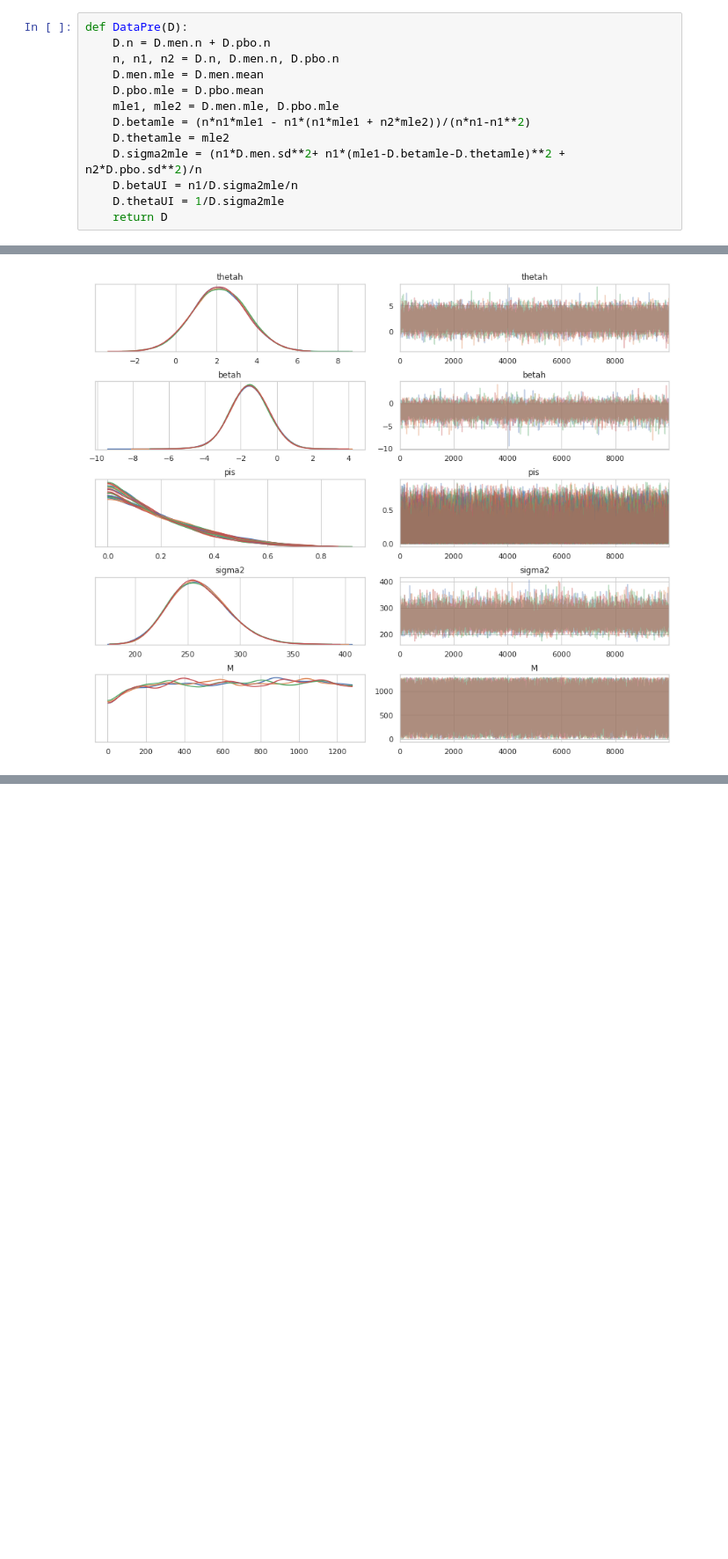
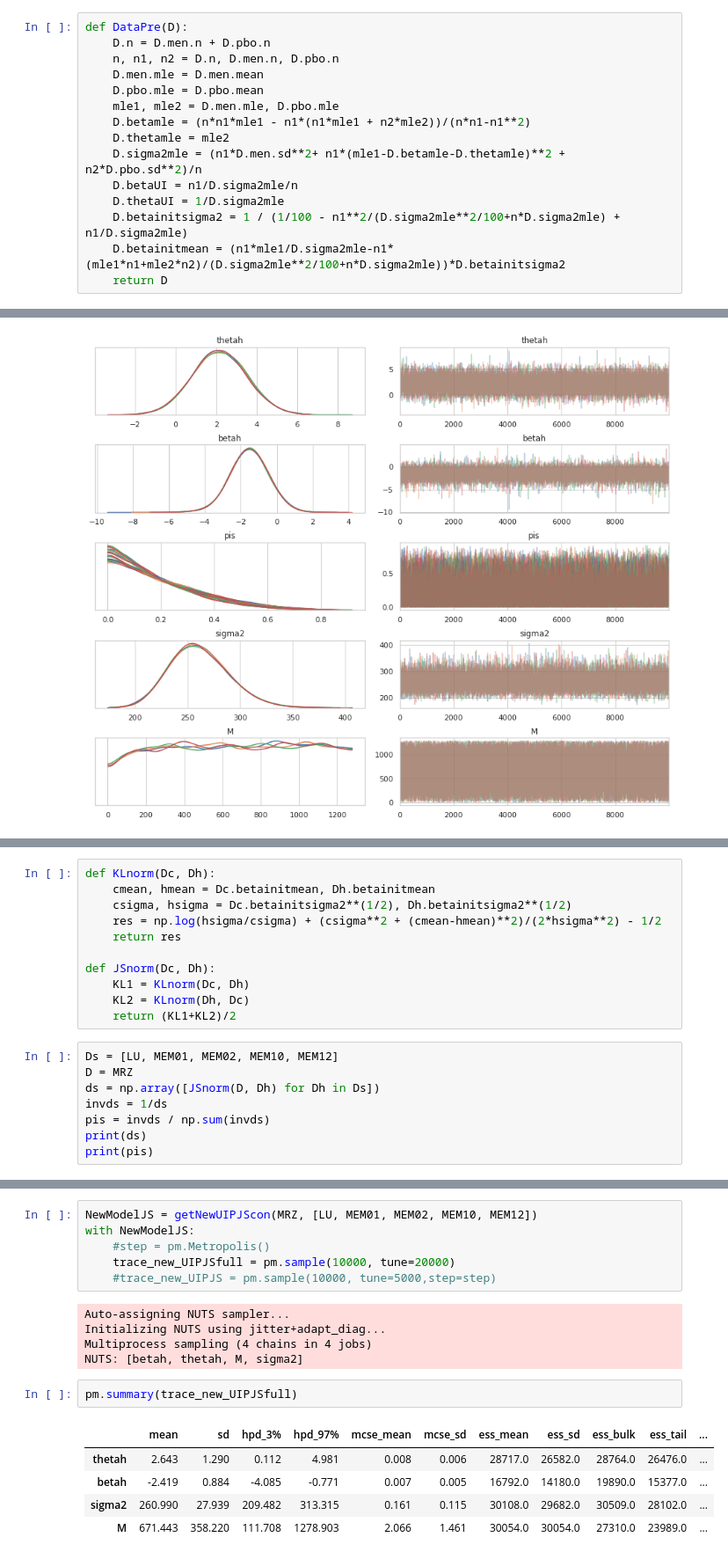
Before and after one commit to JINhuaqing/UIP, a Jupyter notebook: RealData/RealData_AD.ipynb, the cells around one changed output, grey strips where cells are left out. Shown: that part at 88% size. Drawn from its saved outputs; the diff is of its cells as text; blank space fills up the shorter version.

```diff
--- a/RealData/RealData_AD.ipynb
+++ b/RealData/RealData_AD.ipynb
@@ -108,6 +108,8 @@ def DataPre(D):
     D.sigma2mle = (n1*D.men.sd**2+ n1*(mle1-D.betamle-D.thetamle)**2 + n2*D.pbo.sd**2)/n
     D.betaUI = n1/D.sigma2mle/n
     D.thetaUI = 1/D.sigma2mle
+    D.betainitsigma2 = 1 / (1/100 - n1**2/(D.sigma2mle**2/100+n*D.sigma2mle) + n1/D.sigma2mle)
+    D.betainitmean = (n1*mle1/D.sigma2mle-n1*(mle1*n1+mle2*n2)/(D.sigma2mle**2/100+n*D.sigma2mle))*D.betainitsigma2
     return D
 # %%
 MEM01 = DataPre(MEM01)
@@ -386,0 +391,19 @@ array([[<matplotlib.axes._subplots.AxesSubplot object at 0x...>,
+# %%
+def KLnorm(Dc, Dh):
+    cmean, hmean = Dc.betainitmean, Dh.betainitmean
+    csigma, hsigma = Dc.betainitsigma2**(1/2), Dh.betainitsigma2**(1/2)
+    res = np.log(hsigma/csigma) + (csigma**2 + (cmean-hmean)**2)/(2*hsigma**2) - 1/2
+    return res
+
+def JSnorm(Dc, Dh):
+    KL1 = KLnorm(Dc, Dh)
+    KL2 = KLnorm(Dh, Dc)
+    return (KL1+KL2)/2
+# %%
+Ds = [LU, MEM01, MEM02, MEM10, MEM12]
+D = MRZ
+ds = np.array([JSnorm(D, Dh) for Dh in Ds])
+invds = 1/ds
+pis = invds / np.sum(invds)
+print(ds)
+print(pis)
@@ -386,0 +453,19 @@ array([[<matplotlib.axes._subplots.AxesSubplot object at 0x...>,
+# %%
+NewModelJS = getNewUIPJScon(MRZ, [LU, MEM01, MEM02, MEM10, MEM12])
+with NewModelJS:
+    #step = pm.Metropolis()
+    trace_new_UIPJSfull = pm.sample(10000, tune=20000)
+    #trace_new_UIPJS = pm.sample(10000, tune=5000,step=step)
+# %% [output]
+Auto-assigning NUTS sampler...
+Initializing NUTS using jitter+adapt_diag...
+Multiprocess sampling (4 chains in 4 jobs)
+NUTS: [betah, thetah, M, sigma2]
+# %%
+pm.summary(trace_new_UIPJSfull)
+# %% [output]
+|  | mean | sd | hpd_3% | hpd_97% | mcse_mean | mcse_sd | ess_mean | ess_sd | ess_bulk | ess_tail | ... |
+| thetah | 2.643 | 1.290 | 0.112 | 4.981 | 0.008 | 0.006 | 28717.0 | 26582.0 | 28764.0 | 26476.0 | ... |
+| betah | -2.419 | 0.884 | -4.085 | -0.771 | 0.007 | 0.005 | 16792.0 | 14180.0 | 19890.0 | 15377.0 | ... |
+| sigma2 | 260.990 | 27.939 | 209.482 | 313.315 | 0.161 | 0.115 | 30108.0 | 29682.0 | 30509.0 | 28102.0 | ... |
+| M | 671.443 | 358.220 | 111.708 | 1278.903 | 2.066 | 1.461 | 30054.0 | 30054.0 | 27310.0 | 23989.0 | ... |
```
Also changed, not shown: parts of 6 cells of this notebook.
